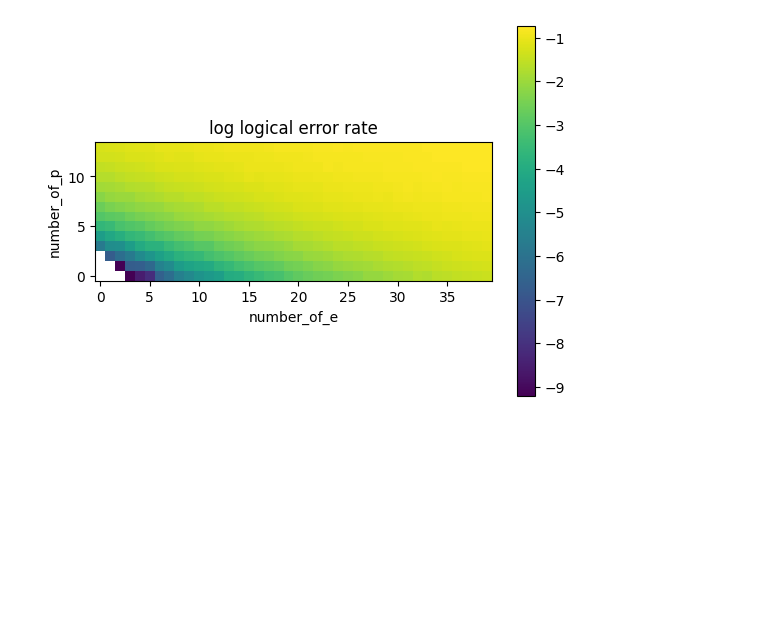
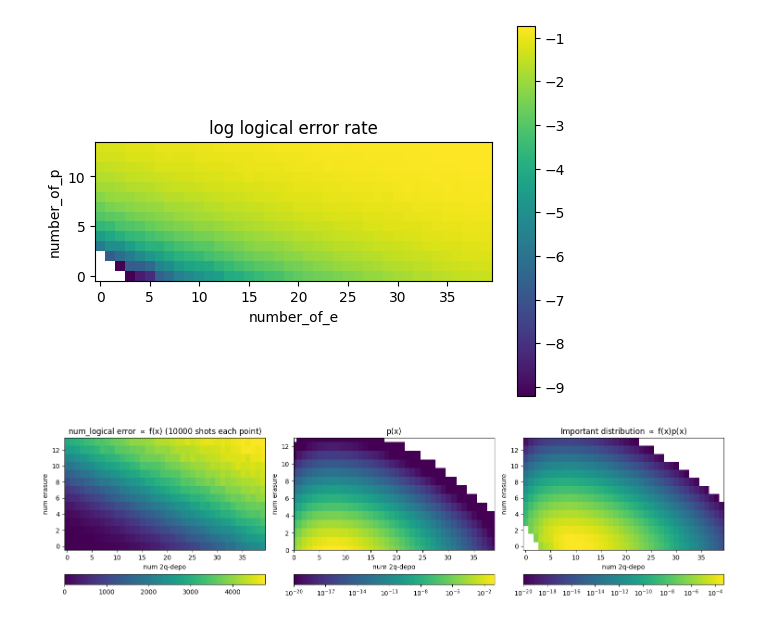
Before and after one commit to JiakaiW/surface_simulation_test, a Jupyter notebook: pack_and_analysis_importance_sampling.ipynb, the cells around one changed output. Drawn from its saved outputs; the diff is of its cells as text; code cells hidden in the pictures; blank space fills up the shorter version.

```diff
--- a/pack_and_analysis_importance_sampling.ipynb
+++ b/pack_and_analysis_importance_sampling.ipynb
@@ -273,3 +271,42 @@ plt.colorbar()
 # %% [output]
 <matplotlib.colorbar.Colorbar at 0x...>
 [figure]
+# %%
+import matplotlib.pyplot as plt
+from matplotlib.colors import LogNorm
+
+# Create a figure with 1 row and 3 columns
+fig, axs = plt.subplots(1, 3, figsize=(15, 4))
+
+# First subplot
+im1 = axs[0].imshow(num_errors_arr, origin='lower', aspect='auto')
+axs[0].set_title(rf"num_logical error $\propto$ f(x) ({int(shots)} shots each point)")
+cbar1 = fig.colorbar(im1, ax=axs[0], orientation='horizontal')
+cbar1.ax.xaxis.set_label_position('bottom')  # Position label above the colorbar
+cbar1.ax.xaxis.set_ticks_position('bottom')
+
+# Second subplot
+im2 = axs[1].imshow(weights.T, norm=LogNorm(vmin=1e-20), origin='lower', cmap='viridis', aspect='auto')
+axs[1].set_xlim(y_min, y_max)
+axs[1].set_ylim(x_min, x_max)
+cbar2 = fig.colorbar(im2, ax=axs[1], orientation='horizontal')
+cbar2.ax.xaxis.set_label_position('bottom')  # Position label above the colorbar
+cbar2.ax.xaxis.set_ticks_position('bottom')
+axs[1].set_title('p(x)')
+
+# Third subplot
+im3 = axs[2].imshow(weights.T[x_min:x_max+1,y_min:y_max+1] * num_errors_arr/shots, norm=LogNorm(vmin=1e-20), origin='lower', cmap='viridis', aspect='auto')
+cbar3 = fig.colorbar(im3, ax=axs[2], orientation='horizontal')
+cbar3.ax.xaxis.set_label_position('bottom')  # Position label above the colorbar
+cbar3.ax.xaxis.set_ticks_position('bottom')
+axs[2].set_title(rf'Important distribution $\propto$ f(x)p(x)')
+
+
+for i in range(3):
+    axs[i].set_xlabel('num 2q-depo')
+    axs[i].set_ylabel('num erasure')
+# Adjust the layout
+plt.tight_layout()
+fig.savefig('example_sweep.pdf')
+# %% [output]
+[figure, added]
```
Also changed, not shown: parts of 2 cells of this notebook, 1 other file.
